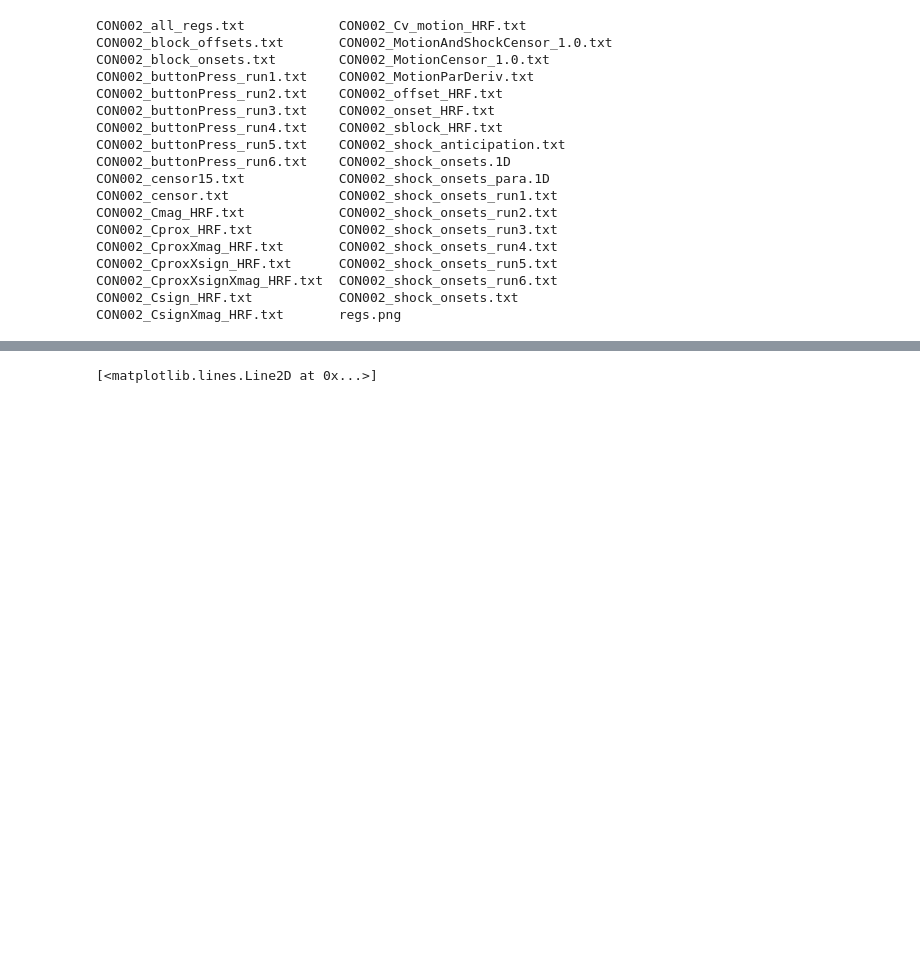
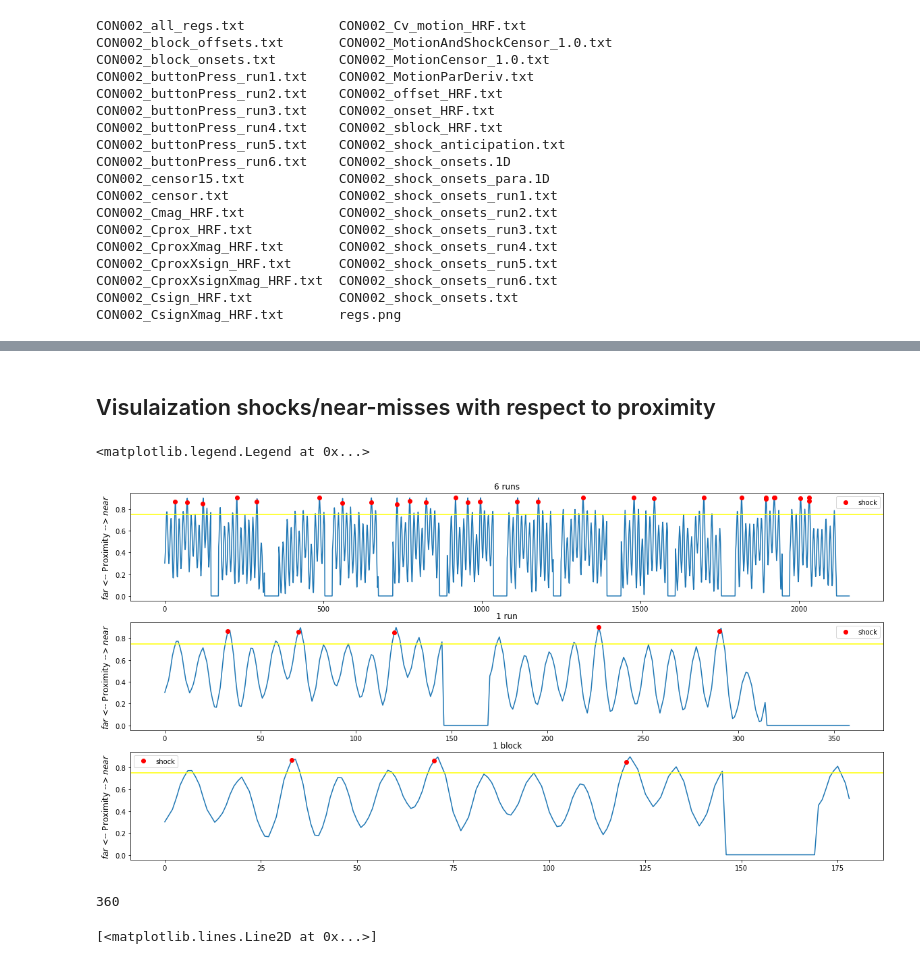
Before and after one commit to chirag90in/eCON_old, a Jupyter notebook: near-misses.ipynb, the cells around one changed output, grey strips where cells are left out. Cells and saved outputs as stored; diff of their text form; code cells hidden in the pictures; blank space fills up the shorter version.

```diff
--- a/near-misses.ipynb
+++ b/near-misses.ipynb
@@ -52,6 +52,48 @@ timing_tool.py -timing CON002_shock_onsets.txt \
 # %%
 near_miss = pd.Series(np.loadtxt("CON002_near_misses.1D"))
 shock = pd.Series(np.loadtxt("CON002_shocks.1D"))
+# %% [markdown]
+## Visulaization shocks/near-misses with respect to proximity
+# %%
+plt.figure(figsize=(20,10))
+plt.subplot(3,1,1)
+plt.plot(proximity)
+plt.ylabel('${far}$ <-- Proximity --> $near$',fontsize=12)
+plt.plot(proximity[shock == 1],color='red',marker='o',linestyle = 'None',label='shock')
+#plt.axhline(y=0.9,c='red',label='touch')
+plt.axhline(y=0.75,c='yellow')
+plt.title('6 runs')
+plt.legend()
+
+start_idx = 0
+end_idx = 359
+plt.subplot(3,1,2)
+plt.plot(proximity[start_idx:end_idx])
+plt.plot(proximity[start_idx:end_idx][shock[start_idx:end_idx] == 1],color='red',marker='o',linestyle = 'None',label='shock')
+plt.ylabel('${far}$ <-- Proximity --> $near$',fontsize=12)
+#plt.axhline(y=0.9,c='red',label='touch')
+plt.axhline(y=0.75,c='yellow')
+plt.title('1 run')
+plt.legend()
+
+start_idx = 0
+end_idx = 179
+plt.subplot(3,1,3)
+plt.plot(proximity[start_idx:end_idx])
+#plt.plot(near_miss[start_idx:end_idx],color='k')
+plt.plot(proximity[start_idx:end_idx][shock[start_idx:end_idx] == 1],color='red',marker='o',linestyle = 'None',label='shock')
+plt.ylabel('${far}$ <-- Proximity --> $near$',fontsize=12)
+#plt.axhline(y=0.9,c='red',label='touch')
+plt.axhline(y=0.75,c='yellow')
+plt.title('1 block')
+plt.legend()
+# %% [output]
+<matplotlib.legend.Legend at 0x...>
+[figure, added]
+# %%
+len(np.split(proximity,6)[0])
+# %% [output]
+360
 # %%
 plt.figure(figsize=(20,5))
 plt.plot(proximity[500:1000])
```
Also changed, not shown: parts of 15 cells of this notebook, 2 other files.
